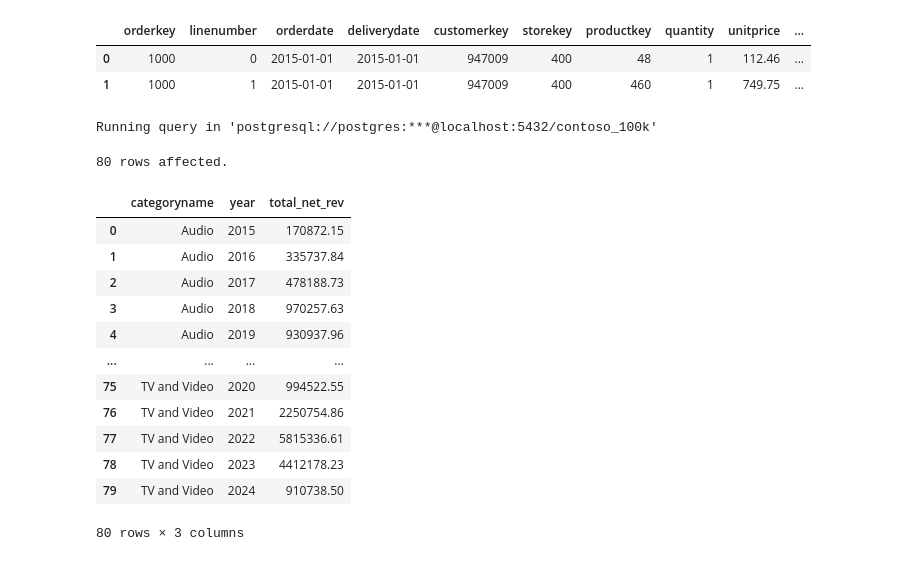
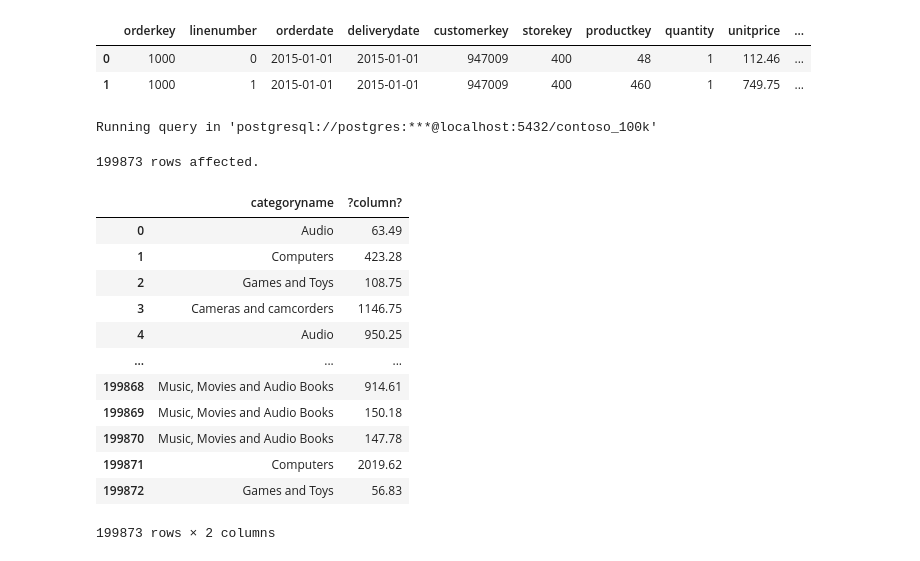
Before and after one commit to NajmulGit/VS_Code_SQL, a Jupyter notebook: Resources/Blank_SQL_Notebook.ipynb, the cells around one changed output. Saved outputs shown, nothing was run; the diff lists cells and outputs as text; code cells hidden in the pictures.

```diff
--- a/Resources/Blank_SQL_Notebook.ipynb
+++ b/Resources/Blank_SQL_Notebook.ipynb
@@ -152,32 +152,25 @@ Running query in 'postgresql://postgres:***@localhost:5432/contoso_100k'
 | 1 | 1000 | 1 | 2015-01-01 | 2015-01-01 | 947009 | 400 | 460 | 1 | 749.75 | ... |
 # %%
 %%sql
+
 select
-  DISTINCT p.categoryname,
-  EXTRACT(YEAR FROM s.orderdate) as year,
-  SUM((s.netprice * s.quantity) * s.exchangerate) as total_net_rev
+  p.categoryname,
+  (s.netprice * s.quantity) * exchangerate
 from product p
 left join sales s on p.productkey = s.productkey
-where
-group by
-  p.categoryname,
-  EXTRACT(YEAR FROM s.orderdate)
-order by
-  p.categoryname,
-  year
 # %% [output]
 Running query in 'postgresql://postgres:***@localhost:5432/contoso_100k'
-80 rows affected.
+199873 rows affected.
-|  | categoryname | year | total_net_rev |
-| 0 | Audio | 2015 | 170872.15 |
-| 1 | Audio | 2016 | 335737.84 |
-| 2 | Audio | 2017 | 478188.73 |
-| 3 | Audio | 2018 | 970257.63 |
-| 4 | Audio | 2019 | 930937.96 |
-| ... | ... | ... | ... |
-| 75 | TV and Video | 2020 | 994522.55 |
-| 76 | TV and Video | 2021 | 2250754.86 |
-| 77 | TV and Video | 2022 | 5815336.61 |
-| 78 | TV and Video | 2023 | 4412178.23 |
-| 79 | TV and Video | 2024 | 910738.50 |
+|  | categoryname | ?column? |
+| 0 | Audio | 63.49 |
+| 1 | Computers | 423.28 |
+| 2 | Games and Toys | 108.75 |
+| 3 | Cameras and camcorders | 1146.75 |
+| 4 | Audio | 950.25 |
+| ... | ... | ... |
+| 199868 | Music, Movies and Audio Books | 914.61 |
+| 199869 | Music, Movies and Audio Books | 150.18 |
+| 199870 | Music, Movies and Audio Books | 147.78 |
+| 199871 | Computers | 2019.62 |
+| 199872 | Games and Toys | 56.83 |
-80 rows × 3 columns
+199873 rows × 2 columns
```
Also changed, not shown: parts of 2 cells of this notebook.
